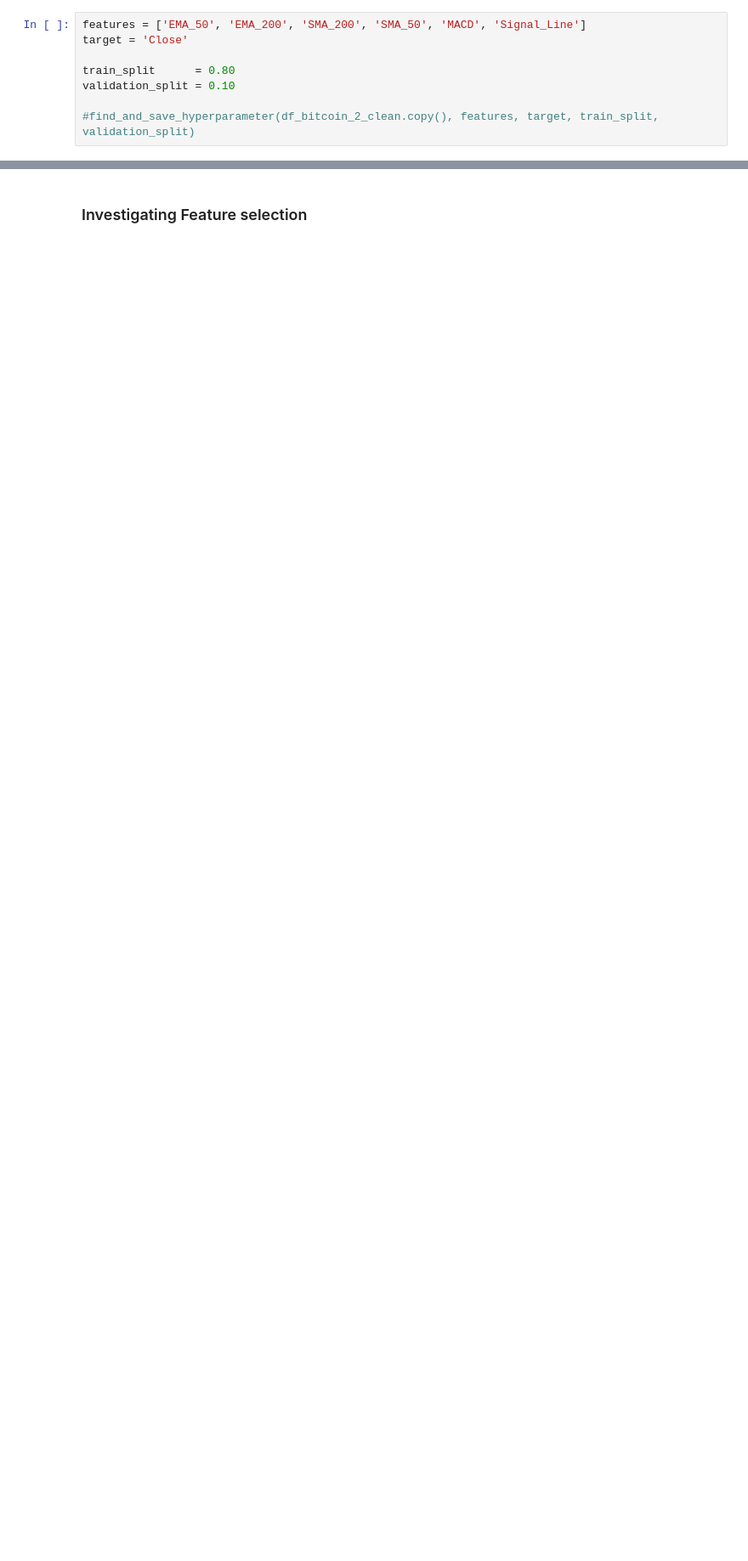
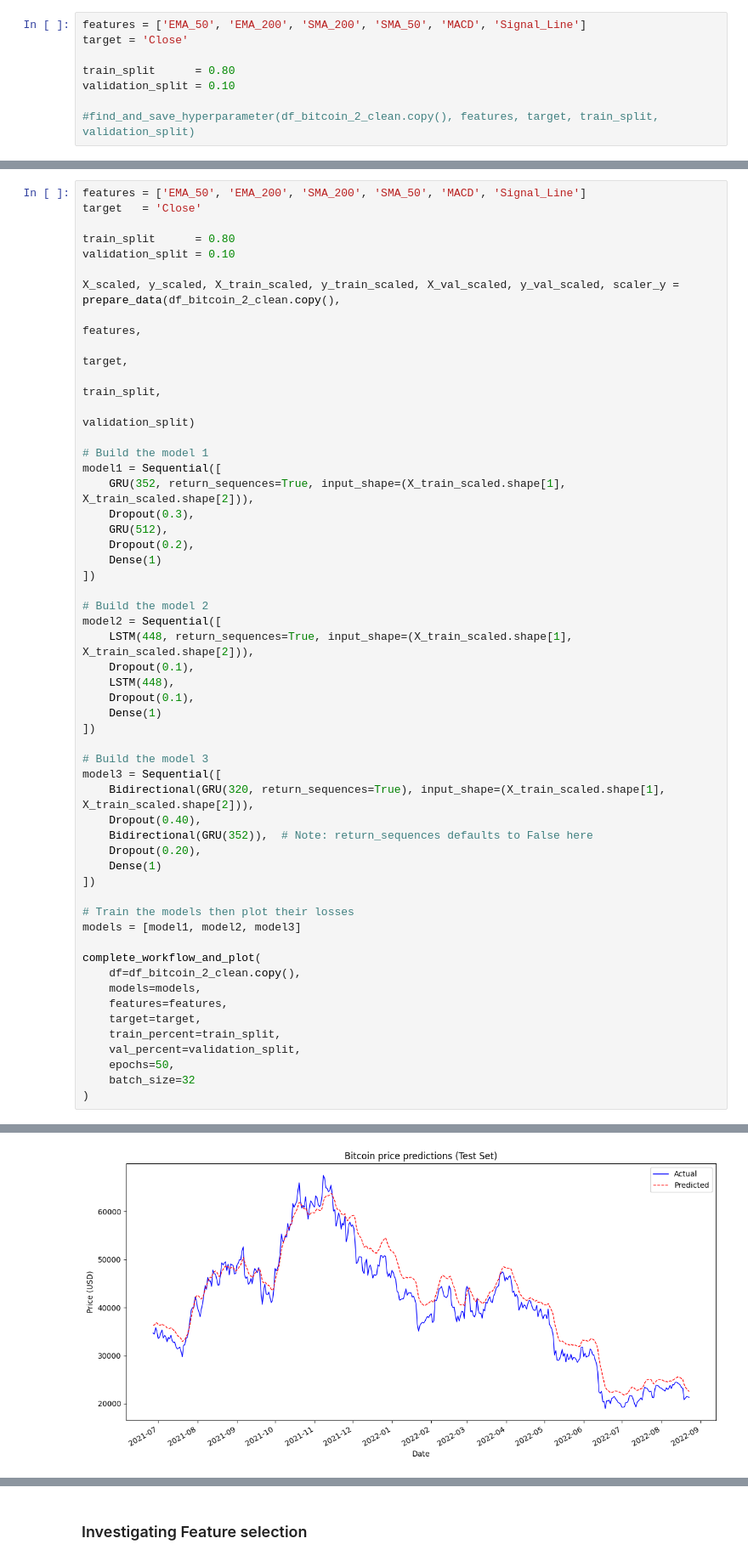
Before and after one commit to ASherjil/Cryptocurrency-Price-Prediction, a Jupyter notebook: CW2_B820928.ipynb, the cells around one changed output, grey strips where cells are left out. Shown at 85% size. Cells and saved outputs as stored; diff of their text form; blank space fills up the shorter version.

Commit message:
Testing models with tuned hyperparameters

```diff
--- a/CW2_B820928.ipynb
+++ b/CW2_B820928.ipynb
@@ -639,0 +617,54 @@ def complete_workflow_and_plot(df, features, target, train_percent, val_percent,
+# %%
+features = ['EMA_50', 'EMA_200', 'SMA_200', 'SMA_50', 'MACD', 'Signal_Line']
+target   = 'Close'
+
+train_split      = 0.80
+validation_split = 0.10
+
+X_scaled, y_scaled, X_train_scaled, y_train_scaled, X_val_scaled, y_val_scaled, scaler_y = prepare_data(df_bitcoin_2_clean.copy(),
+                                                                                                        features,
+                                                                                                        target,
+                                                                                                        train_split,
+                                                                                                        validation_split)
+
+# Build the model 1
+model1 = Sequential([
+    GRU(352, return_sequences=True, input_shape=(X_train_scaled.shape[1], X_train_scaled.shape[2])),
+    Dropout(0.3),
+    GRU(512),
+    Dropout(0.2),
+    Dense(1)
+])
+
+# Build the model 2
+model2 = Sequential([
+    LSTM(448, return_sequences=True, input_shape=(X_train_scaled.shape[1], X_train_scaled.shape[2])),
+    Dropout(0.1),
+    LSTM(448),
+    Dropout(0.1),
+    Dense(1)
+])
+
+# Build the model 3
+model3 = Sequential([
+    Bidirectional(GRU(320, return_sequences=True), input_shape=(X_train_scaled.shape[1], X_train_scaled.shape[2])),
+    Dropout(0.40),
+    Bidirectional(GRU(352)),  # Note: return_sequences defaults to False here
+    Dropout(0.20),
+    Dense(1)
+])
+
+# Train the models then plot their losses
+models = [model1, model2, model3]
+
+complete_workflow_and_plot(
+    df=df_bitcoin_2_clean.copy(),
+    models=models,
+    features=features,
+    target=target,
+    train_percent=train_split,
+    val_percent=validation_split,
+    epochs=50,
+    batch_size=32
+)
+# %% [output]
@@ -639,0 +683 @@ def complete_workflow_and_plot(df, features, target, train_percent, val_percent,
+[figure, added]
```
Also changed, not shown: parts of 7 cells of this notebook.
